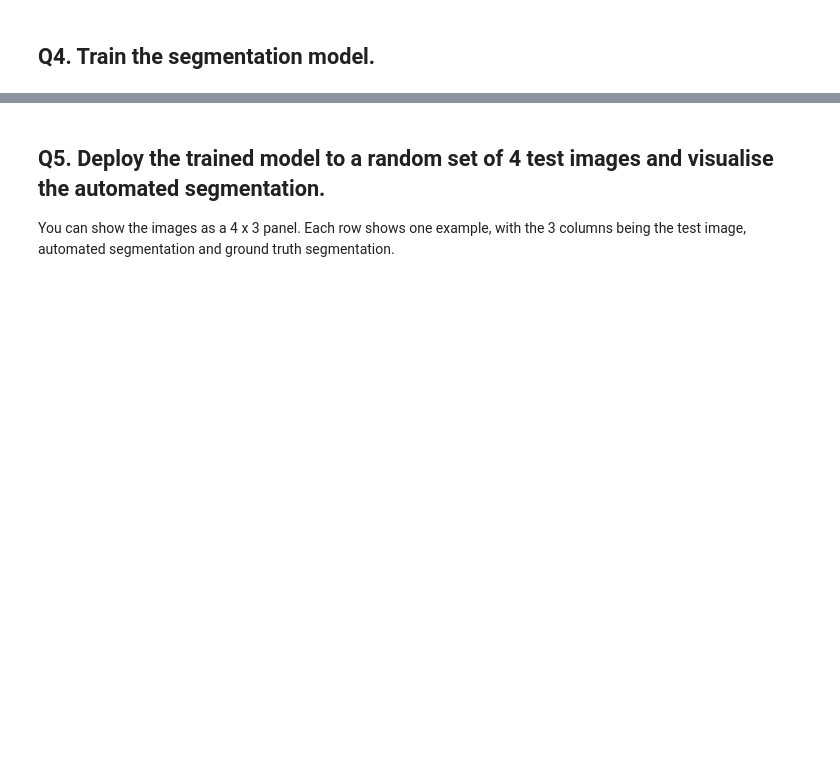
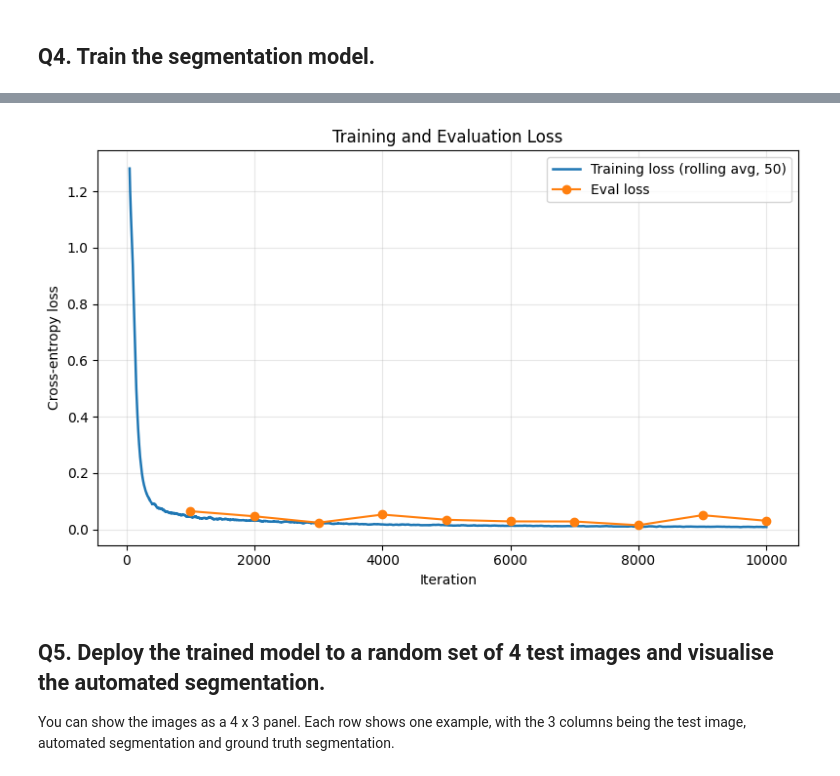
Before and after one commit to wowthecoder/Computer_Vision_2026, a Jupyter notebook: coursework_02/coursework_02.ipynb, the cells around one changed output, grey strips where cells are left out. Saved outputs shown, nothing was run; the diff lists cells and outputs as text; code cells hidden in the pictures; blank space fills up the shorter version.

```diff
--- a/coursework_02/coursework_02.ipynb
+++ b/coursework_02/coursework_02.ipynb
@@ -318,6 +320,10 @@ train_batch_size = 16
 eval_batch_size = 16
 start = time.time()
 
+# Track losses for plotting
+train_iters, train_losses = [], []
+eval_iters, eval_losses = [], []
+
 def process_batch(dataset, batch_size):
     images, labels = dataset.get_random_batch(batch_size)
     images, labels = torch.from_numpy(images), torch.from_numpy(labels)
@@ -339,6 +345,8 @@ for it in range(1, 1 + num_iter):
     loss = criterion(logits, labels)
     loss.backward()
     optimizer.step()
+    train_iters.append(it)
+    train_losses.append(loss.item())
     print(f"Iteration {it}/{num_iter}, Training Loss: {loss.item():.4f}")
     ### End of your code ###
 
@@ -352,6 +360,8 @@ for it in range(1, 1 + num_iter):
             test_images, test_labels = process_batch(test_set, eval_batch_size)
             test_logits = model(test_images)
             test_loss = criterion(test_logits, test_labels)
+            eval_iters.append(it)
+            eval_losses.append(test_loss.item())
             print(f"Eval Loss: {test_loss.item():.4f}")
             ### End of your code ###
 
@@ -362,3 +390,33 @@ print('Training took {:.3f}s in total.'.format(time.time() - start))
+# %%
+# Plot training and evaluation loss against iterations
+if len(train_losses) == 0:
+    print('No loss history found. Run the training cell first.')
+else:
+    plt.figure(figsize=(8, 5))
+
+    # Smooth training loss with a rolling average over the last 50 values
+    window = 50
+    train_losses_arr = np.array(train_losses, dtype=np.float32)
+    if len(train_losses_arr) >= window:
+        kernel = np.ones(window, dtype=np.float32) / window
+        train_losses_smooth = np.convolve(train_losses_arr, kernel, mode='valid')
+        train_iters_smooth = train_iters[window - 1:]
+        plt.plot(train_iters_smooth, train_losses_smooth, label='Training loss (rolling avg, 50)', linewidth=1.8)
+    else:
+        plt.plot(train_iters, train_losses, label='Training loss', linewidth=1.5)
+
+    if len(eval_losses) > 0:
+        plt.plot(eval_iters, eval_losses, 'o-', label='Eval loss', linewidth=1.5)
+
+    plt.xlabel('Iteration')
+    plt.ylabel('Cross-entropy loss')
+    plt.title('Training and Evaluation Loss')
+    plt.grid(alpha=0.3)
+    plt.legend()
+    plt.tight_layout()
+    plt.show()
+# %% [output]
+[figure, added]
 # %% [markdown]
 ## Q5. Deploy the trained model to a random set of 4 test images and visualise the automated segmentation.
 
```
Also changed, not shown: parts of 5 cells of this notebook, 2 other files.
